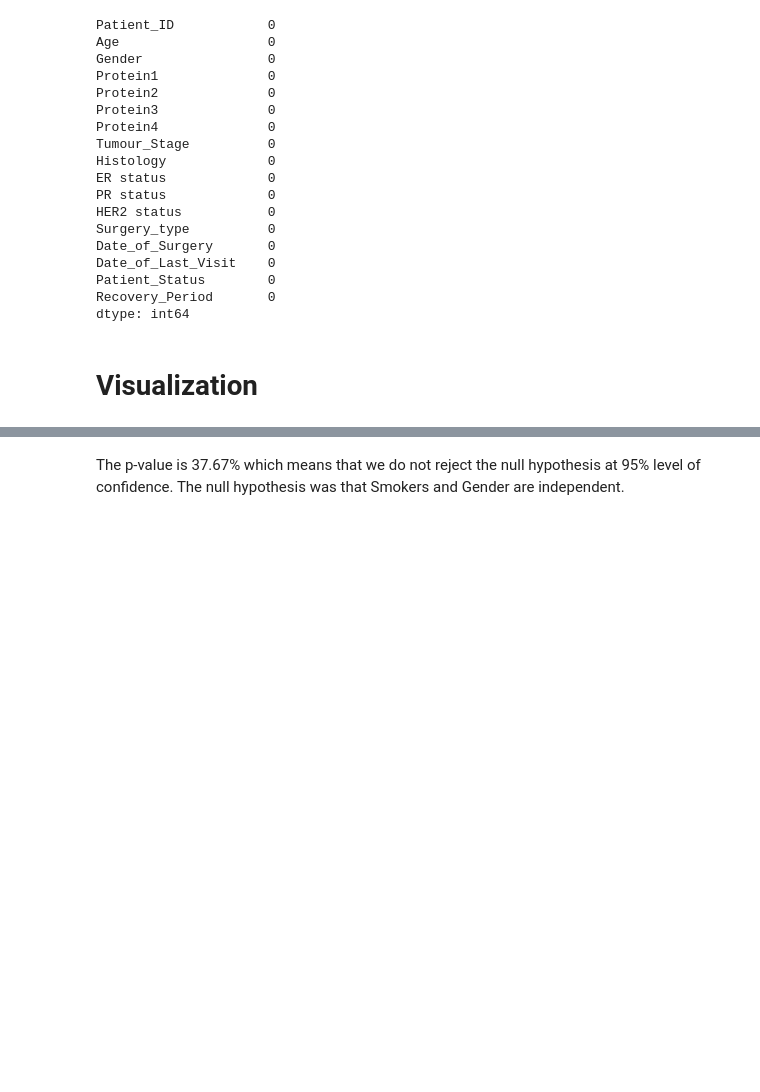
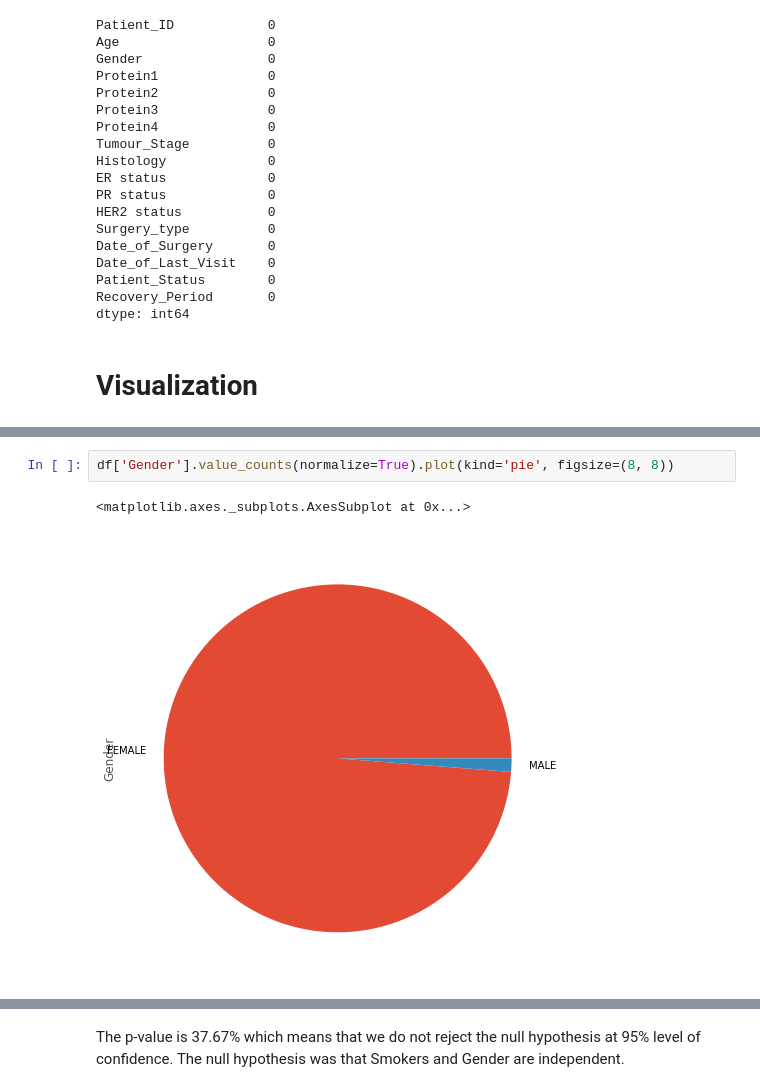
Before and after one commit to linahourieh/Breast-Cancer, a Jupyter notebook: Breast_Cancer_BRCA.ipynb, the cells around one changed output, grey strips where cells are left out. Cells and saved outputs as stored; diff of their text form; blank space fills up the shorter version.

```diff
--- a/Breast_Cancer_BRCA.ipynb
+++ b/Breast_Cancer_BRCA.ipynb
@@ -238,2 +230,7 @@ plt.show()
+# %%
+df['Gender'].value_counts(normalize=True).plot(kind='pie', figsize=(8, 8))
+# %% [output]
+<matplotlib.axes._subplots.AxesSubplot at 0x...>
+[figure, added]
 # %%
 # generate plot
```
Also changed, not shown: parts of 50 cells of this notebook.
